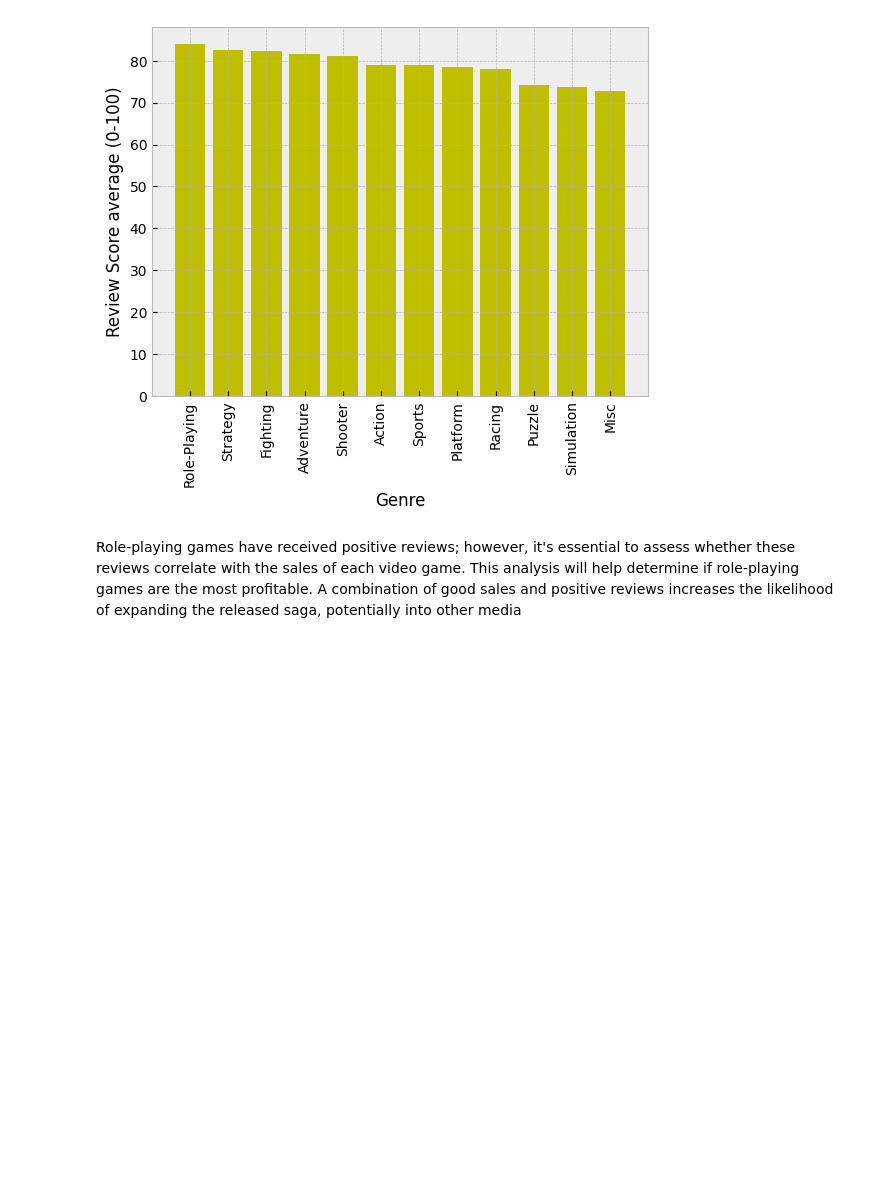
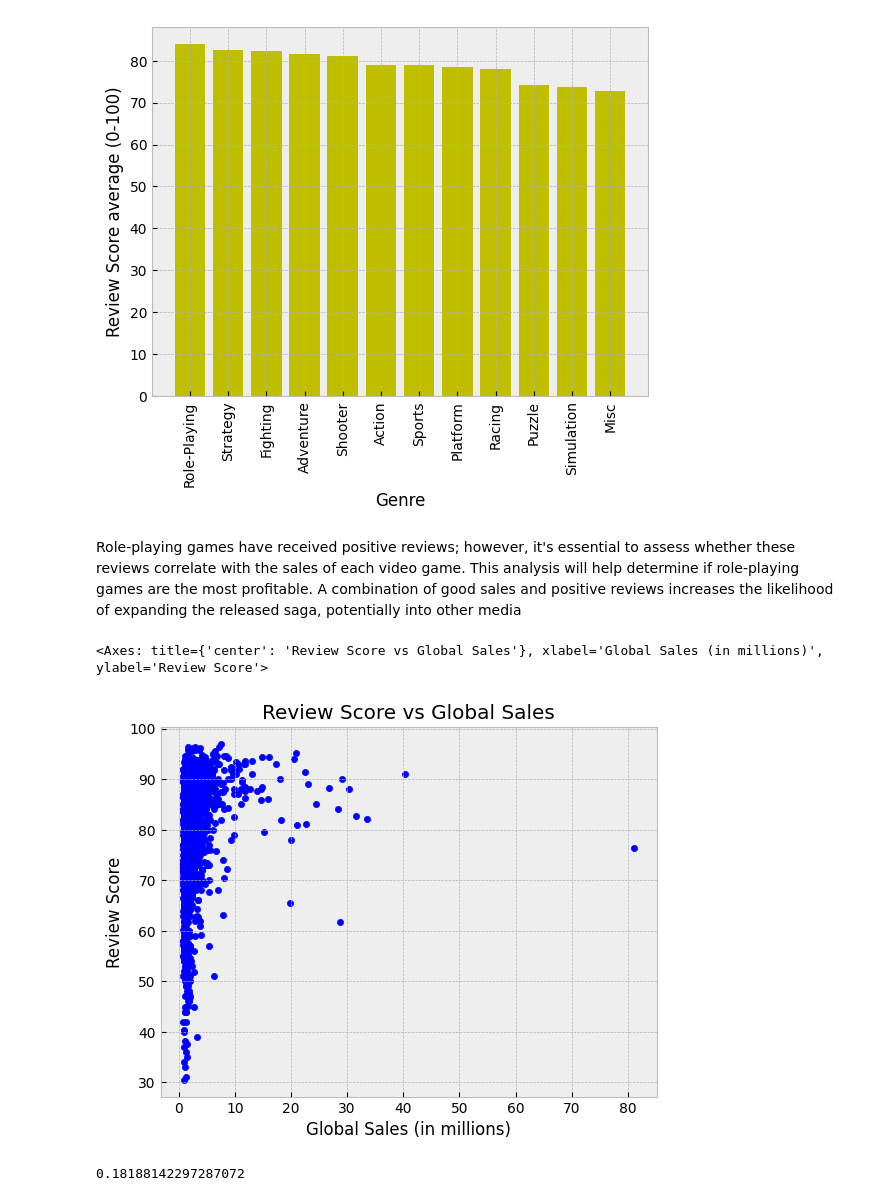
Before and after one commit to Jonkkeyler333/Jonkkeyler333-Video-Game-Opportunity, a Jupyter notebook: Main.ipynb, the cells around one changed output. Drawn from its saved outputs; the diff is of its cells as text; code cells hidden in the pictures; blank space fills up the shorter version.

```diff
--- a/Main.ipynb
+++ b/Main.ipynb
@@ -220,3 +220,12 @@ plt.show()
 [figure]
 # %% [markdown]
 Role-playing games have received positive reviews; however, it's essential to assess whether these reviews correlate with the sales of each video game. This analysis will help determine if role-playing games are the most profitable. A combination of good sales and positive reviews increases the likelihood of expanding the released saga, potentially into other media
+# %%
+video_games_data.plot(y='Review',x='Global',kind='scatter',title='Review Score vs Global Sales',ylabel='Review Score',xlabel='Global Sales (in millions)')
+# %% [output]
+<Axes: title={'center': 'Review Score vs Global Sales'}, xlabel='Global Sales (in millions)', ylabel='Review Score'>
+[figure, added]
+# %%
+video_games_data['Global'].corr(video_games_data['Review'])
+# %% [output]
+0.18188142297287072
```
